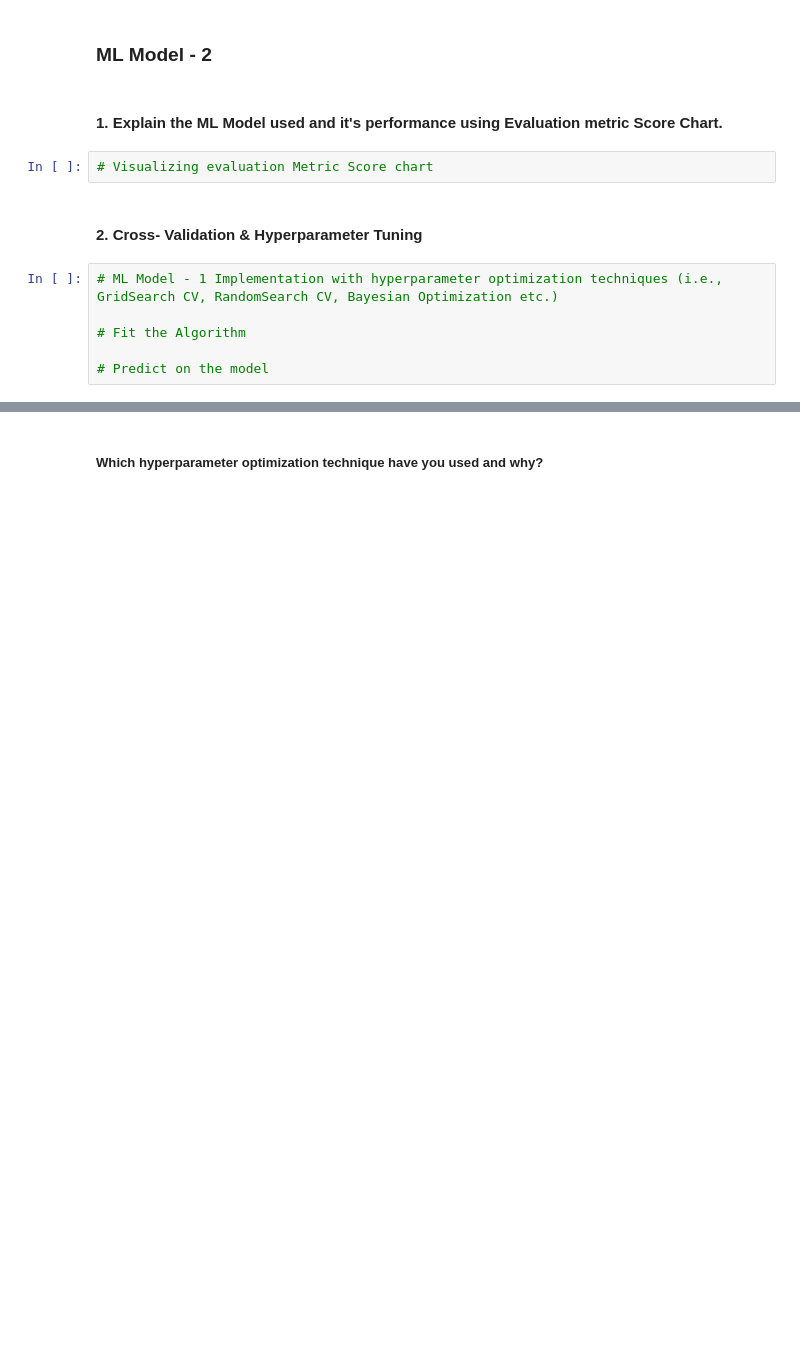
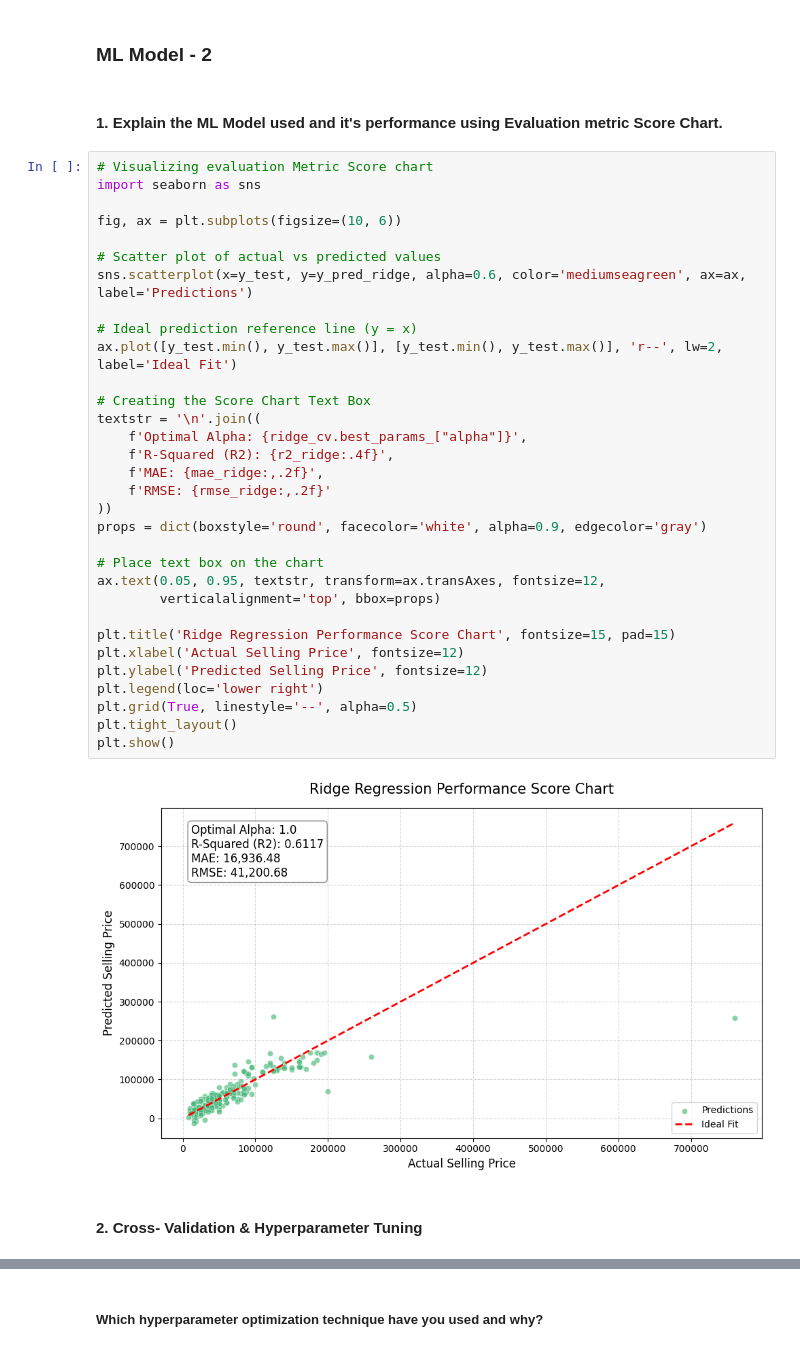
Before and after one commit to VishalChauhan85/Motorcycle-Dataset---ML, a Jupyter notebook: Motorcycle_Dataset_ML.ipynb, the cells around one changed output, grey strips where cells are left out. Cells and saved outputs as stored; diff of their text form; blank space fills up the shorter version.

Commit message:
implement ML Model 2 (Ridge Regression)

```diff
--- a/Motorcycle_Dataset_ML.ipynb
+++ b/Motorcycle_Dataset_ML.ipynb
@@ -972,13 +975,39 @@ Cross-validation does not improve a baseline Linear Regression model; rather, it
 ### ML Model - 2
 # %% [markdown]
 #### 1. Explain the ML Model used and it's performance using Evaluation metric Score Chart.
-# %%
-# Visualizing evaluation Metric Score chart
+# %%
+# Visualizing evaluation Metric Score chart
+import seaborn as sns
+
+fig, ax = plt.subplots(figsize=(10, 6))
+
+# Scatter plot of actual vs predicted values
+sns.scatterplot(x=y_test, y=y_pred_ridge, alpha=0.6, color='mediumseagreen', ax=ax, label='Predictions')
+
+# Ideal prediction reference line (y = x)
+ax.plot([y_test.min(), y_test.max()], [y_test.min(), y_test.max()], 'r--', lw=2, label='Ideal Fit')
+
+# Creating the Score Chart Text Box
+textstr = '\n'.join((
+    f'Optimal Alpha: {ridge_cv.best_params_["alpha"]}',
+    f'R-Squared (R2): {r2_ridge:.4f}',
+    f'MAE: {mae_ridge:,.2f}',
+    f'RMSE: {rmse_ridge:,.2f}'
+))
+props = dict(boxstyle='round', facecolor='white', alpha=0.9, edgecolor='gray')
+
+# Place text box on the chart
+ax.text(0.05, 0.95, textstr, transform=ax.transAxes, fontsize=12,
+        verticalalignment='top', bbox=props)
+
+plt.title('Ridge Regression Performance Score Chart', fontsize=15, pad=15)
+plt.xlabel('Actual Selling Price', fontsize=12)
+plt.ylabel('Predicted Selling Price', fontsize=12)
+plt.legend(loc='lower right')
+plt.grid(True, linestyle='--', alpha=0.5)
+plt.tight_layout()
+plt.show()
+# %% [output]
+[figure, added]
 # %% [markdown]
 #### 2. Cross- Validation & Hyperparameter Tuning
-# %%
-# ML Model - 1 Implementation with hyperparameter optimization techniques (i.e., GridSearch CV, RandomSearch CV, Bayesian Optimization etc.)
-
-# Fit the Algorithm
-
-# Predict on the model
```
Also changed, not shown: parts of 8 cells of this notebook.
